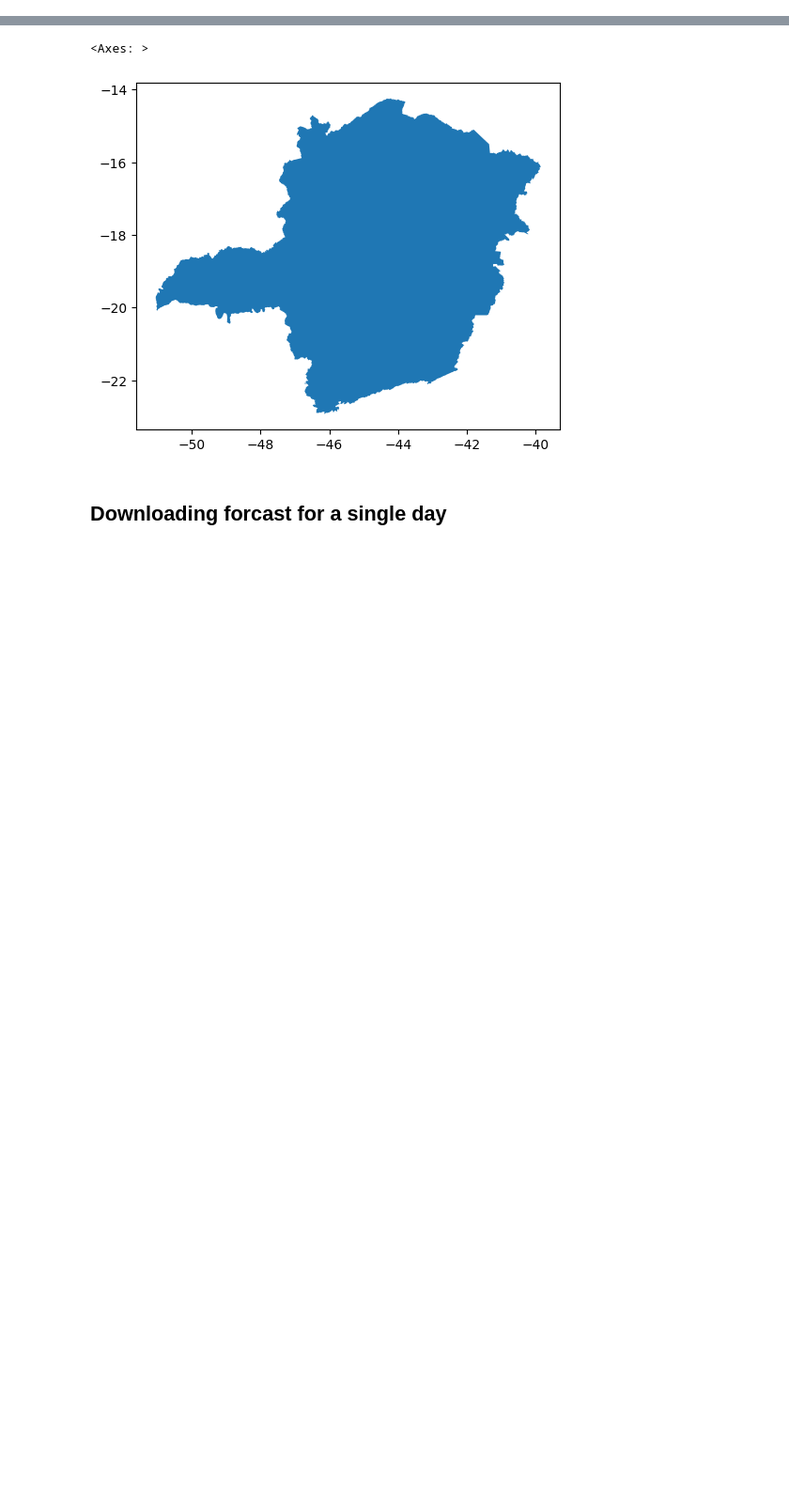
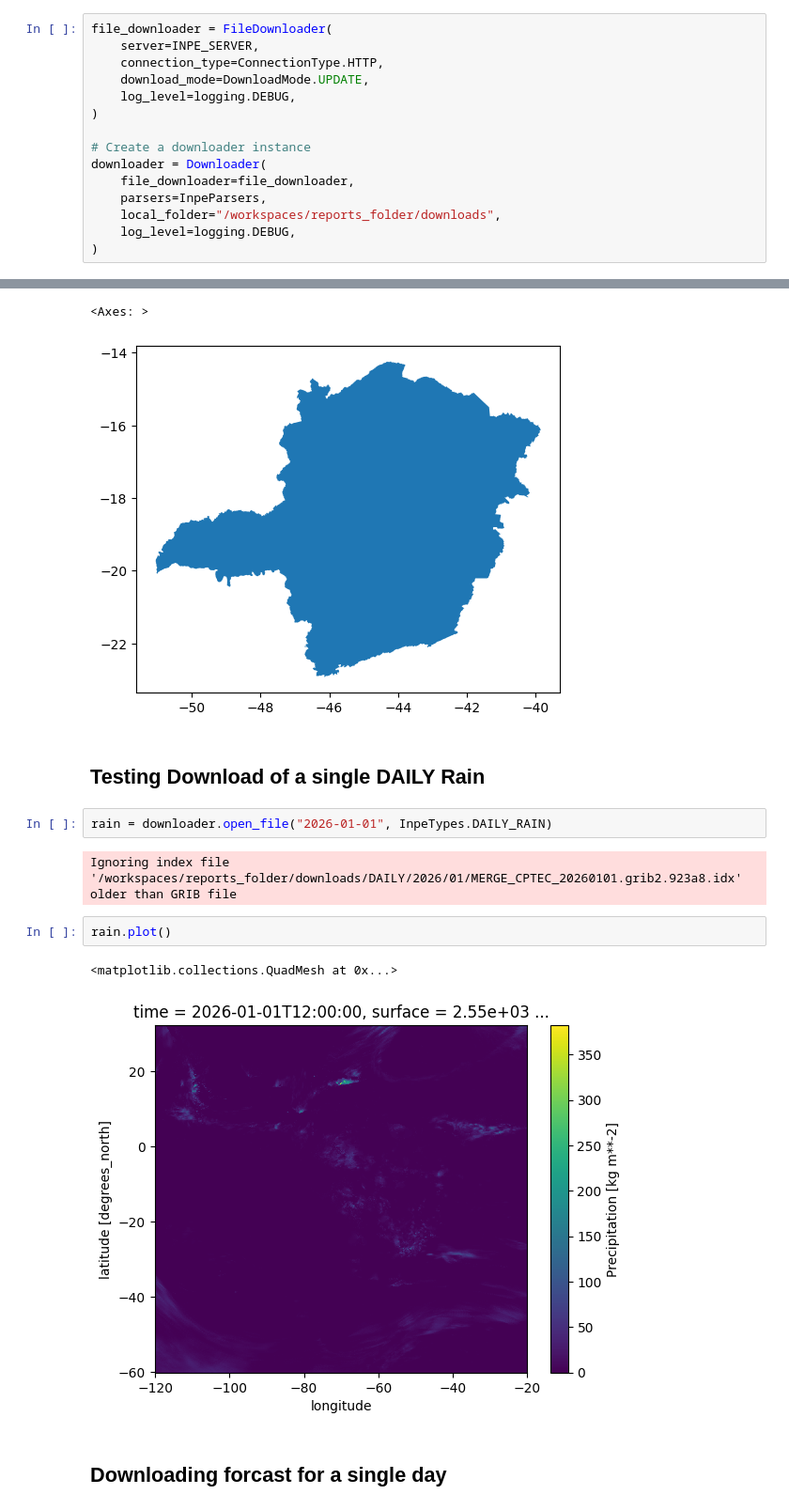
Before and after one commit to cordmaur/merge-downloader, a Jupyter notebook: nbs/03-Forecasts.ipynb, the cells around one changed output, grey strips where cells are left out. Shown at 94% size. Drawn from its saved outputs; the diff is of its cells as text; blank space fills up the shorter version.

```diff
--- a/nbs/03-Forecasts.ipynb
+++ b/nbs/03-Forecasts.ipynb
@@ -28,0 +23,15 @@ downloader = Downloader(
+# %%
+file_downloader = FileDownloader(
+    server=INPE_SERVER,
+    connection_type=ConnectionType.HTTP,
+    download_mode=DownloadMode.UPDATE,
+    log_level=logging.DEBUG,
+)
+
+# Create a downloader instance
+downloader = Downloader(
+    file_downloader=file_downloader,
+    parsers=InpeParsers,
+    local_folder="/workspaces/reports_folder/downloads",
+    log_level=logging.DEBUG,
+)
@@ -34,6 +45,17 @@ mg.plot()
 # %% [output]
 <Axes: >
 [figure]
+# %% [markdown]
+## Testing Download of a single DAILY Rain
+# %%
+rain = downloader.open_file("2026-01-01", InpeTypes.DAILY_RAIN)
+# %% [output]
+Ignoring index file '/workspaces/reports_folder/downloads/DAILY/2026/01/MERGE_CPTEC_20260101.grib2.923a8.idx' older than GRIB file
+# %%
+rain.plot()
+# %% [output]
+<matplotlib.collections.QuadMesh at 0x...>
+[figure, added]
 # %% [markdown]
 ## Downloading forcast for a single day
 # %% [markdown]
```
Also changed, not shown: parts of 22 cells of this notebook, 7 other files.
